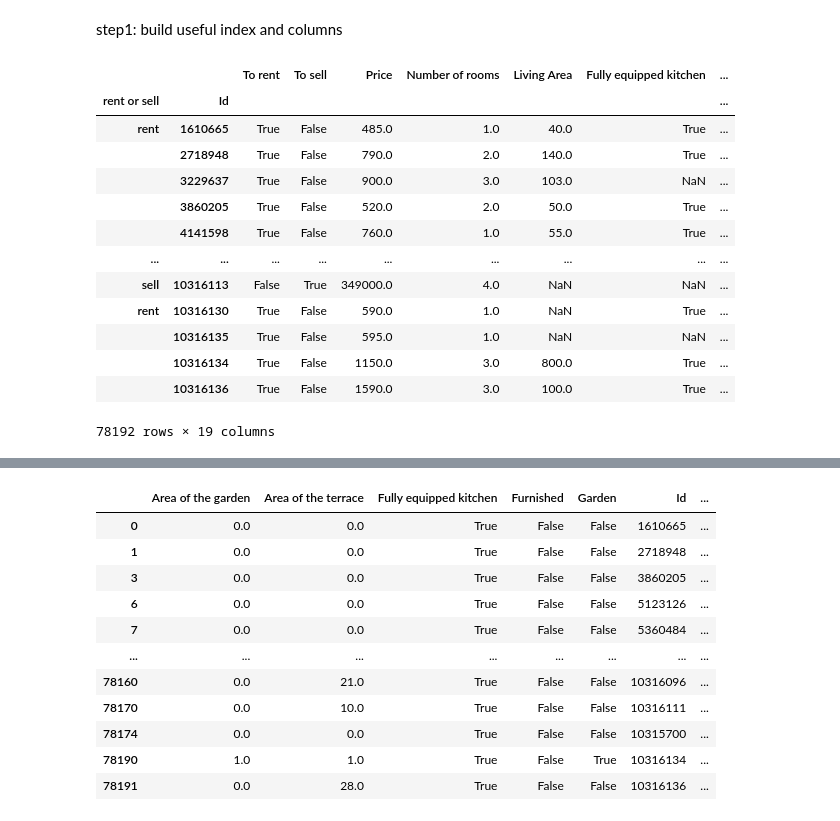
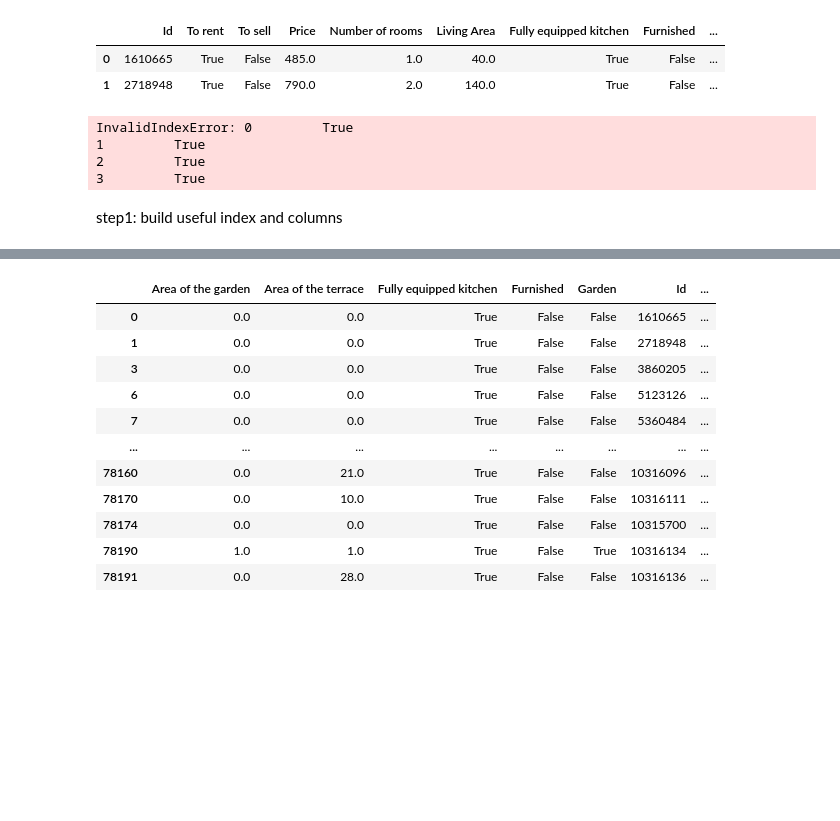
Before and after one commit to dimiphoton/BeCode-real-estate-ML-cookiecutter, a Jupyter notebook: data/raw/cleaning.ipynb, the cells around one changed output, grey strips where cells are left out. Saved outputs shown, nothing was run; the diff lists cells and outputs as text; code cells hidden in the pictures; blank space fills up the shorter version.

```diff
--- a/data/raw/cleaning.ipynb
+++ b/data/raw/cleaning.ipynb
@@ -5,5 +5,18 @@ df0=pd.read_csv('data_a.csv')
 # %%
 def map_rent_or_sell(value):
     return 'rent' if value else 'sell'
+# %%
+df0.head(2)
+# %% [output]
+|  | Id | To rent | To sell | Price | Number of rooms | Living Area | Fully equipped kitchen | Furnished | ... |
+| 0 | 1610665 | True | False | 485.0 | 1.0 | 40.0 | True | False | ... |
+| 1 | 2718948 | True | False | 790.0 | 2.0 | 140.0 | True | False | ... |
+# %%
+df0.index.get_loc(df0['To rent']==True)
+# %% [output]
+InvalidIndexError: 0         True
+1         True
+2         True
+3         True
 # %% [markdown]
 step1: build useful index and columns
@@ -12,17 +22,0 @@ df0['rent or sell']=df0['To rent'].map(map_rent_or_sell)
-# %%
-df0.set_index(['rent or sell','Id'])
-# %% [output]
-|  |  | To rent | To sell | Price | Number of rooms | Living Area | Fully equipped kitchen | ... |
-| rent or sell | Id |  |  |  |  |  |  | ... |
-| rent | 1610665 | True | False | 485.0 | 1.0 | 40.0 | True | ... |
-|  | 2718948 | True | False | 790.0 | 2.0 | 140.0 | True | ... |
-|  | 3229637 | True | False | 900.0 | 3.0 | 103.0 | NaN | ... |
-|  | 3860205 | True | False | 520.0 | 2.0 | 50.0 | True | ... |
-|  | 4141598 | True | False | 760.0 | 1.0 | 55.0 | True | ... |
-| ... | ... | ... | ... | ... | ... | ... | ... | ... |
-| sell | 10316113 | False | True | 349000.0 | 4.0 | NaN | NaN | ... |
-| rent | 10316130 | True | False | 590.0 | 1.0 | NaN | True | ... |
-|  | 10316135 | True | False | 595.0 | 1.0 | NaN | NaN | ... |
-|  | 10316134 | True | False | 1150.0 | 3.0 | 800.0 | True | ... |
-|  | 10316136 | True | False | 1590.0 | 3.0 | 100.0 | True | ... |
-78192 rows × 19 columns
```
Also changed, not shown: parts of 3 cells of this notebook, 2 other files.
